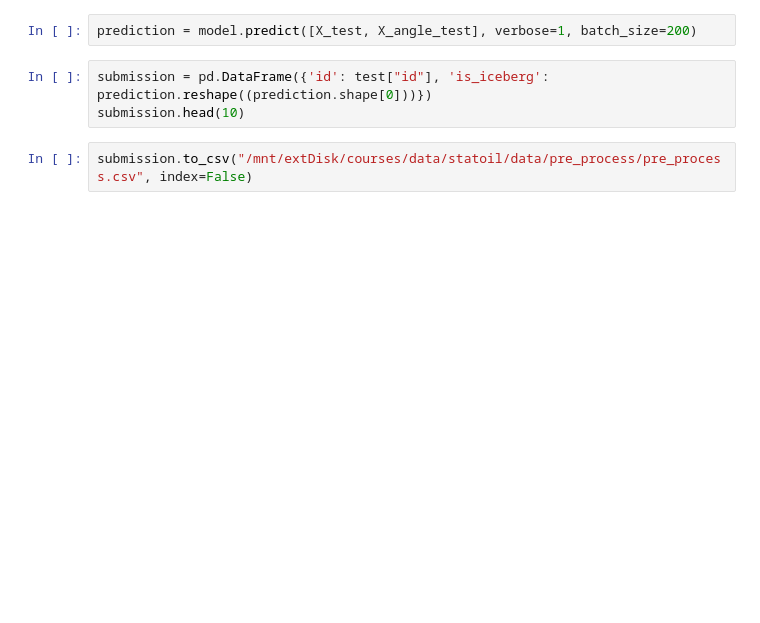
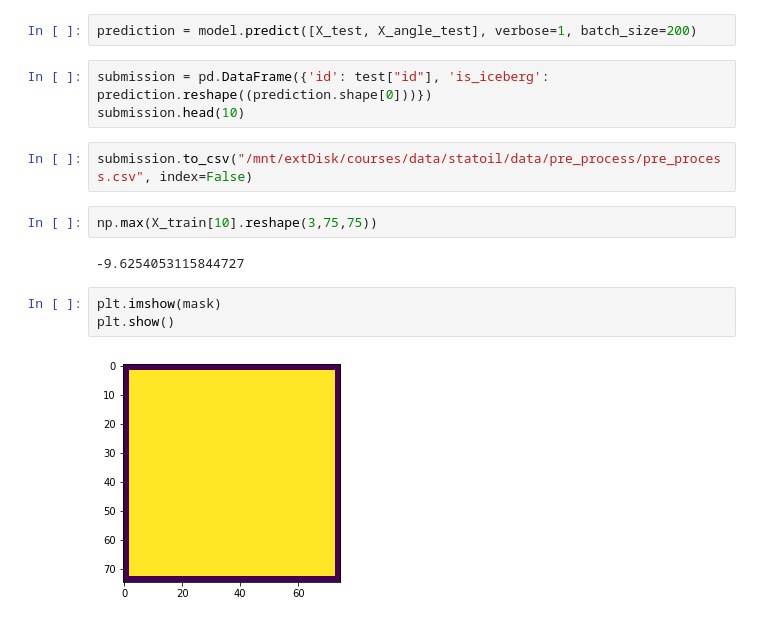
Before and after one commit to yoavtalmi/statoil, a Jupyter notebook: pre_process.ipynb, the cells around one changed output. Saved outputs shown, nothing was run; the diff lists cells and outputs as text; blank space fills up the shorter version.

```diff
--- a/pre_process.ipynb
+++ b/pre_process.ipynb
@@ -176,3 +210,12 @@ submission = pd.DataFrame({'id': test["id"], 'is_iceberg': prediction.reshape((p
 submission.head(10)
 # %%
 submission.to_csv("/mnt/extDisk/courses/data/statoil/data/pre_process/pre_process.csv", index=False)
+# %%
+np.max(X_train[10].reshape(3,75,75))
+# %% [output]
+-9.6254053115844727
+# %%
+plt.imshow(mask)
+plt.show()
+# %% [output]
+[figure, added]
```
Also changed, not shown: parts of 5 cells of this notebook, 7 other files.
